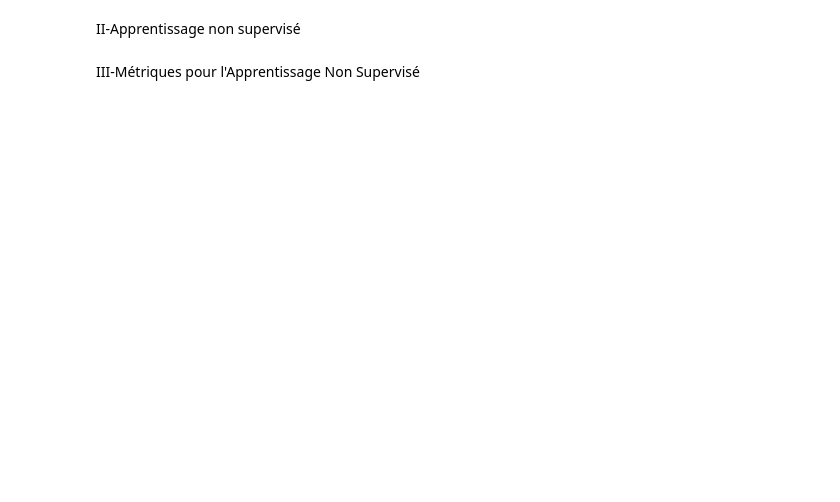
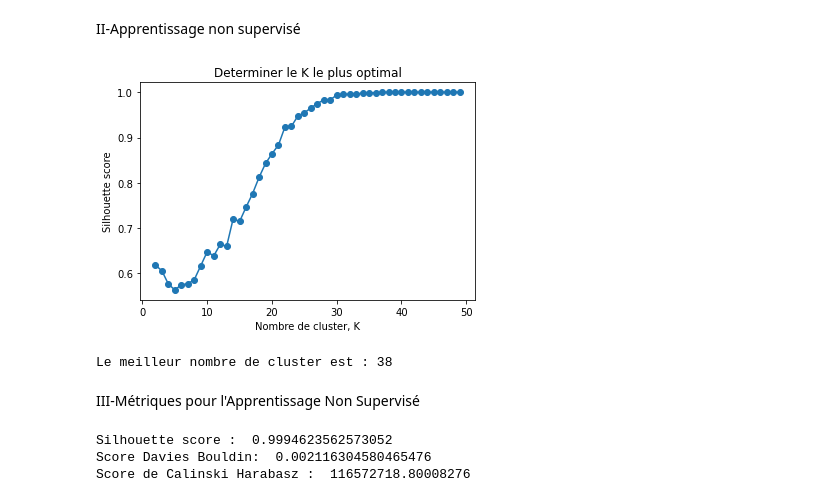
Before and after one commit to joelmw24/ProjetIA, a Jupyter notebook: besoin1.ipynb, the cells around one changed output. Drawn from its saved outputs; the diff is of its cells as text; code cells hidden in the pictures; blank space fills up the shorter version.

```diff
--- a/besoin1.ipynb
+++ b/besoin1.ipynb
@@ -13,0 +5,6 @@ ModuleNotFoundError: No module named 'pandas'
+# %%
+data = pd.read_csv("Data_Arbre.csv")
+colomns = ["haut_tot", "longitude", "latitude"]
+print(data[colomns])
+
+reduit = data[colomns].dropna() # pour enlever les autres colonnes pas pertinentes
@@ -13,0 +26,3 @@ ModuleNotFoundError: No module named 'pandas'
+# %%
+X = reduit[['haut_tot']].values # recuperer les données de hauteur totale
+print(X)
@@ -14,2 +37,36 @@ ModuleNotFoundError: No module named 'pandas'
 # %% [markdown]
 II-Apprentissage non supervisé
+# %%
+import numpy as np
+from sklearn.cluster import KMeans
+from sklearn.metrics import silhouette_score
+import matplotlib.pyplot as plt
+
+# Plage de valeurs de K à tester
+range_n_clusters = list(range(2, 50))
+silhouette_avg = []
+
+for num_clusters in range_n_clusters:
+    # Initialisation de KMeans avec `num_clusters`
+    kmeans = KMeans(n_clusters=num_clusters, random_state=10)
+
+    # Fit et prédictions
+    cluster_labels = kmeans.fit_predict(X)
+
+    # Calcul du score de silhouette
+    score = silhouette_score(X, cluster_labels)
+    silhouette_avg.append(score)
+
+# Tracer les scores de silhouette pour chaque valeur de K
+plt.plot(range_n_clusters, silhouette_avg, marker='o')
+plt.xlabel('Nombre de cluster, K')
+plt.ylabel('Silhouette score')
+plt.title('Determiner le K le plus optimal')
+plt.show()
+
+# Trouver le K qui maximise le score de silhouette
+best_k = range_n_clusters[np.argmax(silhouette_avg)]
+print(f'Le meilleur nombre de cluster est :', best_k)
+# %% [output]
+[figure, added]
+Le meilleur nombre de cluster est : 38
@@ -16,2 +78,18 @@ II-Apprentissage non supervisé
 # %% [markdown]
 III-Métriques pour l'Apprentissage Non Supervisé
+# %%
+from sklearn.metrics import silhouette_score
+from sklearn.metrics import davies_bouldin_score
+from sklearn.metrics import calinski_harabasz_score
+
+silhouette = silhouette_score(X, kmeans.labels_)
+davies_bouldin = davies_bouldin_score(X,kmeans.labels_)
+calinski = calinski_harabasz_score(X, kmeans.labels_)
+
+print('Silhouette score : ', silhouette)
+print('Score Davies Bouldin: ', davies_bouldin)
+print('Score de Calinski Harabasz : ', calinski)
+# %% [output]
+Silhouette score :  0.9994623562573052
+Score Davies Bouldin:  0.002116304580465476
+Score de Calinski Harabasz :  116572718.80008276
```
Also changed, not shown: parts of 8 cells of this notebook.
